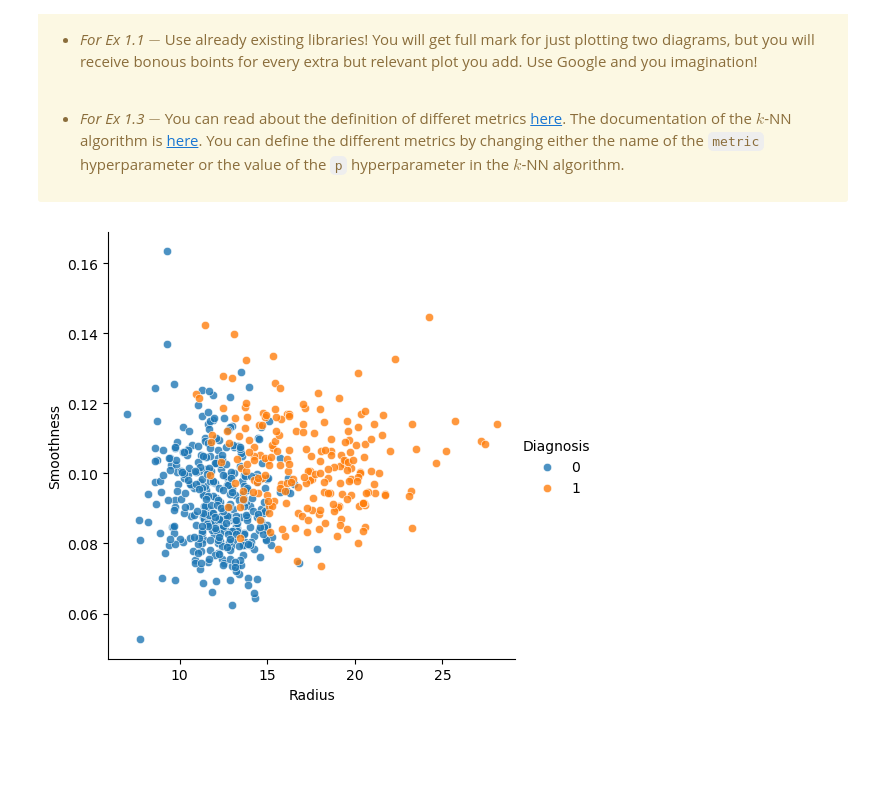
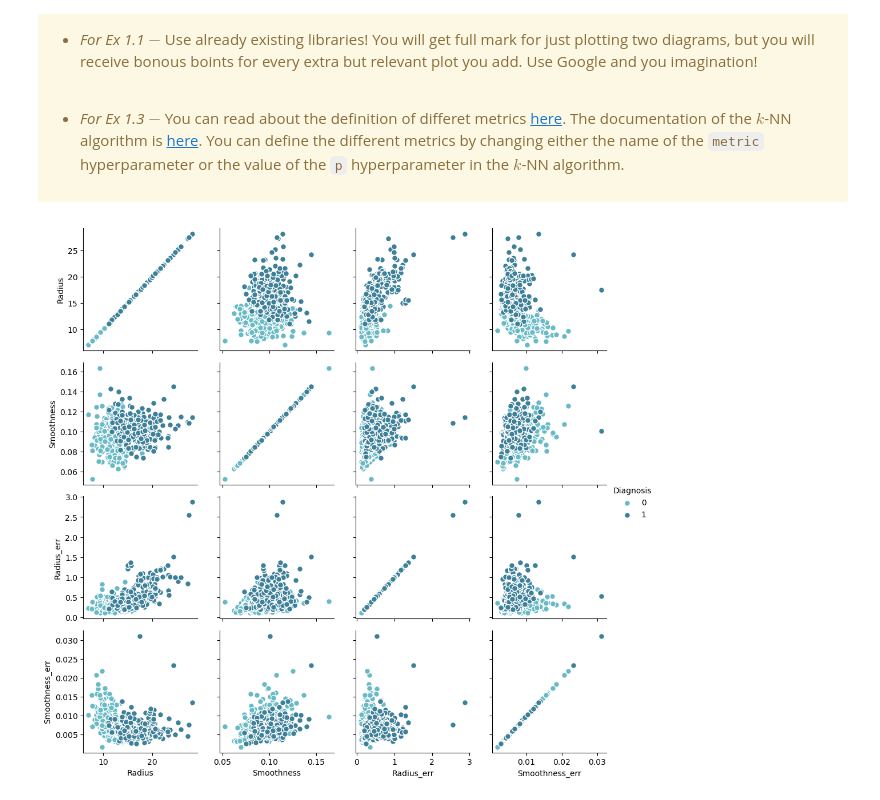
Before and after one commit to VeganSouvlaki/ML, a Jupyter notebook: L03_classification_answerkey.ipynb, the cells around one changed output. Saved outputs shown, nothing was run; the diff lists cells and outputs as text; code cells hidden in the pictures; blank space fills up the shorter version.

```diff
--- a/L03_classification_answerkey.ipynb
+++ b/L03_classification_answerkey.ipynb
@@ -1461,93 +1461,79 @@ from sklearn.preprocessing import StandardScaler
 scale = StandardScaler()
 import seaborn as sns
 from sklearn import metrics
+from sklearn.linear_model import LogisticRegression
+
 
 df = pd. read_csv('C:/Users/souli/Downloads/HW03_data.csv')
 y=df['Diagnosis']
 y.replace({'B': 0,'M':1}, inplace=True) #B kaloithis M kakoithis
-#y=np.array(y)
-X=df[['Radius','Smoothness']] #2d
-#X=np.array(X)
+X=df[['Radius','Smoothness','Radius_err','Smoothness_err']] #2d
 
 class Klasi():
     def __init__(self,X,y):
         self.X = X
         self.y = y
-        self.df = pd.DataFrame(X, columns=['Radius', 'Smoothness'])  # Δημιουργία DataFrame
+        self.df = pd.DataFrame(X, columns=['Radius', 'Smoothness','Radius_err','Smoothness_err'])
         self.df['Diagnosis'] = y
     def splitdata(self):
         X_train,X_test,y_train,y_test= train_test_split(self.X, self.y, test_size=0.2)
-        X_train= scale.fit_transform(X_train) #με αυτη θα κανω fit τον scaler που χρησιμοποιω ακριβως απο κατω
-        X_test= scale.transform(X_test) #σιγουρα τον κανω fit στα train data?
+        #X_train= scale.fit_transform(X_train) #με αυτη θα κανω fit τον scaler που χρησιμοποιω ακριβως απο κατω
+       # X_test= scale.transform(X_test) #σιγουρα τον κανω fit στα train data?
         #με τα παταπανω εκανα normalize
         #X_train--data that i will use for training from the given dataset
         #X_test--data that i will use to test my model after training it with train data (same with ys)
         return(X_train,X_test,y_train,y_test)
     def plotdata(self):
-        sea = sns.FacetGrid(self.df, hue = "Diagnosis",height = 5, aspect  =1)
-        sea.map(sns.scatterplot, "Radius", "Smoothness", alpha = .8)
-        sea.add_legend()
-        plt.show()
-
-        sns.heatmap(self.df.corr(), annot=True, fmt="g", cmap='viridis')
+        g = sns.PairGrid(data=self.df, hue="Diagnosis", palette="GnBu_d")
+        g.map(plt.scatter, s=50, edgecolor="white")
+        g.add_legend()
         plt.show()
         return()
 
 x=Klasi(X,y)
 x.plotdata()
 X_train, X_test, y_train, y_test = x.splitdata()
+X_train = scale.fit_transform(X_train)
+X_test = scale.transform(X_test)
 #COMMENT ON THE RESULTING PLOTS  KLP SXOLIAKIA...OK BRO M
-#yparxei alliloepkalipsi ton 2 klasewn ara safws tha uparxei provlima me ton classifier
 
 #EX.2 Accuracy, Precision, or Recall?
 #for this problem recall is the most accurate metric. We want to detect as much as possible positive values(1)
-from sklearn import metrics
-from sklearn.linear_model import LogisticRegression
-
 #X_train = X_train.reshape(-1, 1)
 #X_test = X_test.reshape(-1, 1)
 
-clf = LogisticRegression(random_state=42)
-clf.fit(X_train, y_train)
-yhat_test=clf.predict(X_test)
-print(f"Classification report:\n\n {metrics.classification_report(y_test, yhat_test)}")
- #apo to report vlepw oti ontws gia to recall exw ta kalutera apotelesmata
+
+#Ex.3 KNN distance metric
+j=0
+from sklearn.neighbors import KNeighborsClassifier
+metrics1=['euclidean', 'correlation', 'manhattan',  'infinity', 'canberra',  'nan_euclidean', 'cityblock', 'cosine', 'sokalmichener',  'braycurtis', 'sokalsneath', 'p', 'l1','minkowski', 'sqeuclidean', 'l2', 'chebyshev']
+for i in metrics1:
+    clf1 = KNeighborsClassifier(n_neighbors=5,metric=i)
+    clf1.fit(X_train, y_train)
+    yhat_test1 = clf1.predict(X_test)
+    X_test_original1 = scale.inverse_transform(X_test)
+    k=metrics.recall_score(y_test, yhat_test1)
+    print(f"Metric: {i} - Recall score: {k}")
+
+    if k>j:
+        j=k
+        best_metric=i
+
+print(f"The Best Metric is {best_metric}")
 
 
-#Ex.3 KNN distance metric
-from sklearn.neighbors import KNeighborsClassifier
+#print(f"Report for the Best Metric: "{best_report})
 
-clf1 = KNeighborsClassifier(n_neighbors=2,metric='euclidean')
-clf1.fit(X_train, y_train)
-yhat_test1 = clf1.predict(X_test)
-X_test_original1 = scale.inverse_transform(X_test)
 
-plt.scatter(X_test_original1[yhat_test1==0,0], X_test_original1[yhat_test1==0,1])
-plt.scatter(X_test_original1[yhat_test1==1,0], X_test_original1[yhat_test1==1,1])
-#plt.axis([-3, 3, -3, 3])
-plt.title('KNN1 Trained')
-plt.xlabel('Radius')
-plt.ylabel('Smoothness')
-plt.legend()
-plt.grid()
-plt.show()
-print(f"Classification report:\n\n {metrics.classification_report(y_test, yhat_test1)}")
+#den einai panta to idio...
+# EX.4 report and confusion matrix for the best metric
 
-clf2 = KNeighborsClassifier(n_neighbors=2,metric='cosine')
-clf2.fit(X_train, y_train)
-yhat_test2 = clf2.predict(X_test)
-X_test_original2 = scale.inverse_transform(X_test)
-plt.scatter(X_test_original2[yhat_test2==0,0], X_test_original2[yhat_test2==0,1])
-plt.scatter(X_test_original2[yhat_test2==1,0], X_test_original2[yhat_test2==1,1])
-#plt.axis([-3, 3, -3, 3])
-plt.title('KNN2 Trained')
-plt.xlabel('Radius')
-plt.ylabel('Smoothness')
-plt.legend()
-plt.grid()
-plt.show()
-print(f"Classification report:\n\n {metrics.classification_report(y_test, yhat_test2)}")
+#best_report=
+#print(f"Report for the Best Metric: "{best_report})
 
-#emena gia na pw tin alitheia ola idia m fainontai
+#print(f"Classification report:\n\n {metrics.classification_report(y_test, yhat_test1)}")
+
+
+#EX.4 best model
 # %% [output]
-[figure, old version]
+[figure, new version]
```
Also changed, not shown: parts of 1 cell of this notebook.
